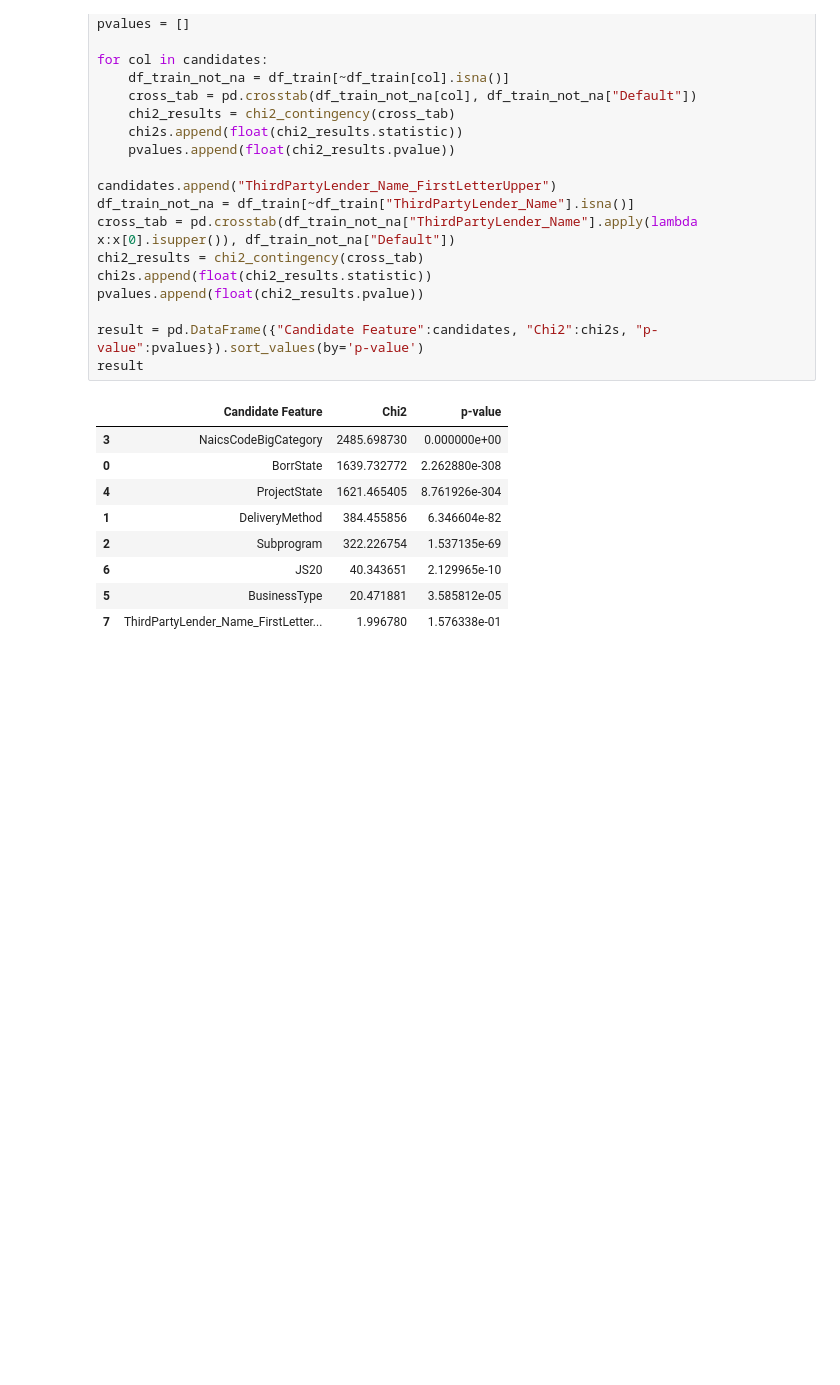
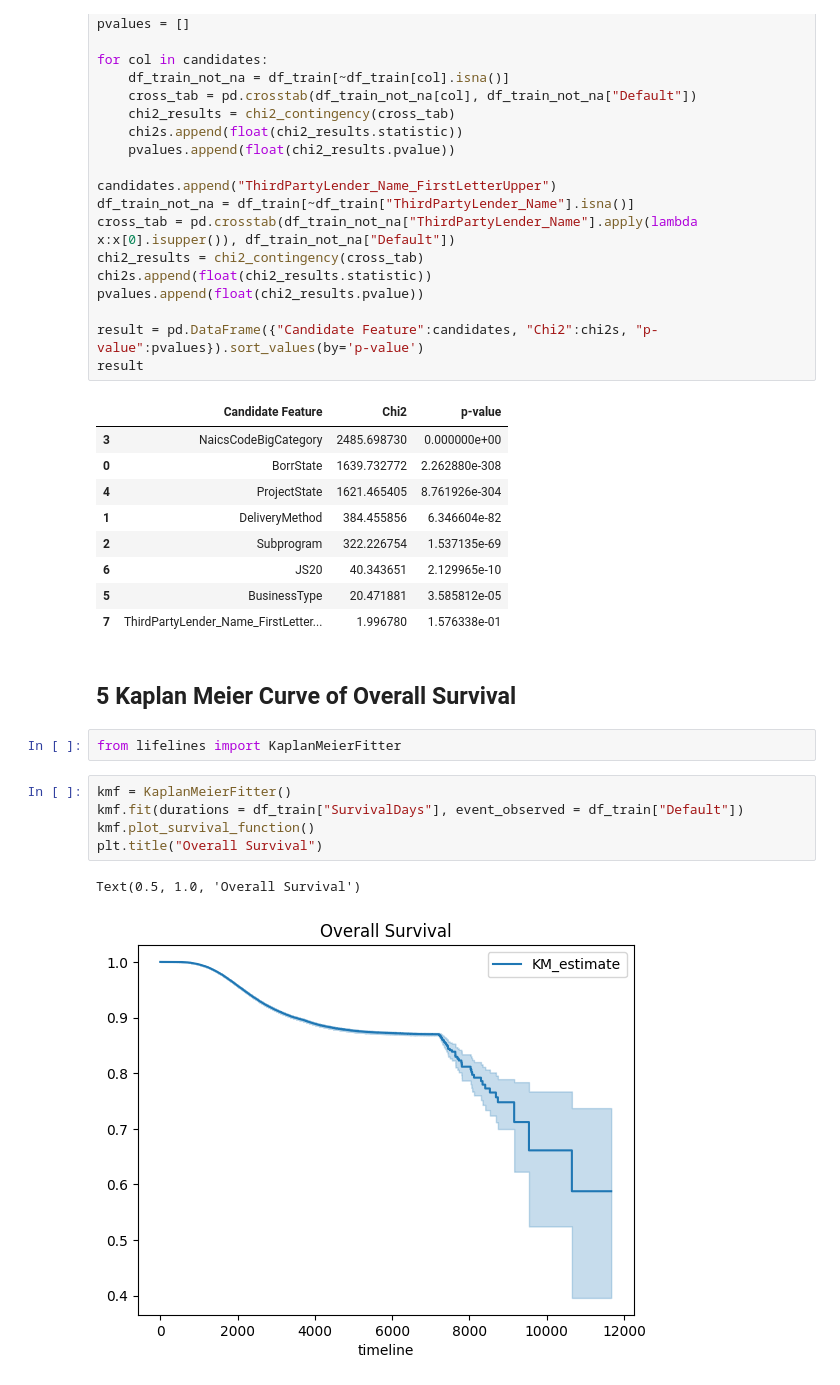
Before and after one commit to DavidCastroPena/credit-models, a Jupyter notebook: FinalProject.ipynb, the cells around one changed output. Cells and saved outputs as stored; diff of their text form; blank space fills up the shorter version.

Commit message:
add KM plot

```diff
--- a/FinalProject.ipynb
+++ b/FinalProject.ipynb
@@ -286,3 +286,15 @@ result
 | 6 | JS20 | 40.343651 | 2.129965e-10 |
 | 5 | BusinessType | 20.471881 | 3.585812e-05 |
 | 7 | ThirdPartyLender_Name_FirstLetter... | 1.996780 | 1.576338e-01 |
+# %% [markdown]
+## 5  Kaplan Meier Curve of Overall Survival
+# %%
+from lifelines import KaplanMeierFitter
+# %%
+kmf = KaplanMeierFitter()
+kmf.fit(durations = df_train["SurvivalDays"], event_observed = df_train["Default"])
+kmf.plot_survival_function()
+plt.title("Overall Survival")
+# %% [output]
+Text(0.5, 1.0, 'Overall Survival')
+[figure, added]
```
Also changed, not shown: parts of 3 cells of this notebook, 1 other file.
